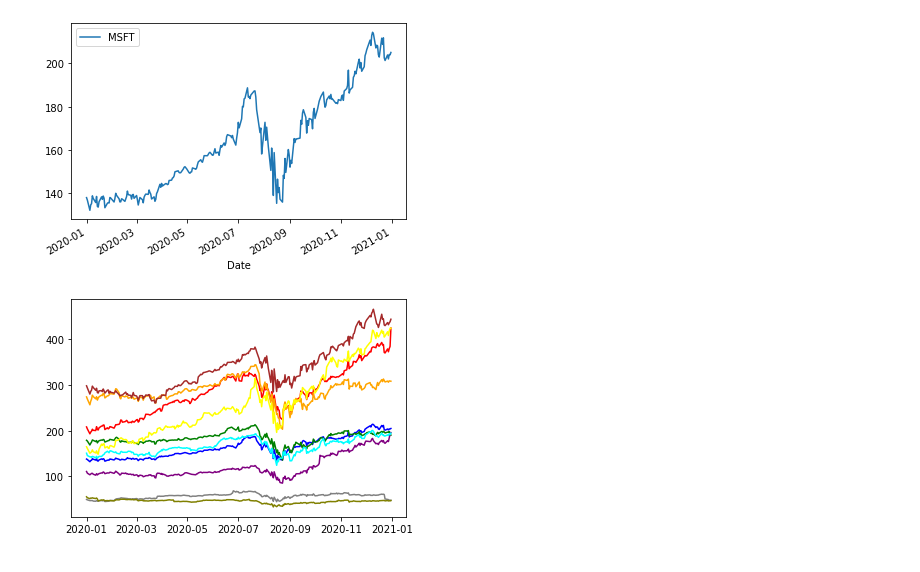
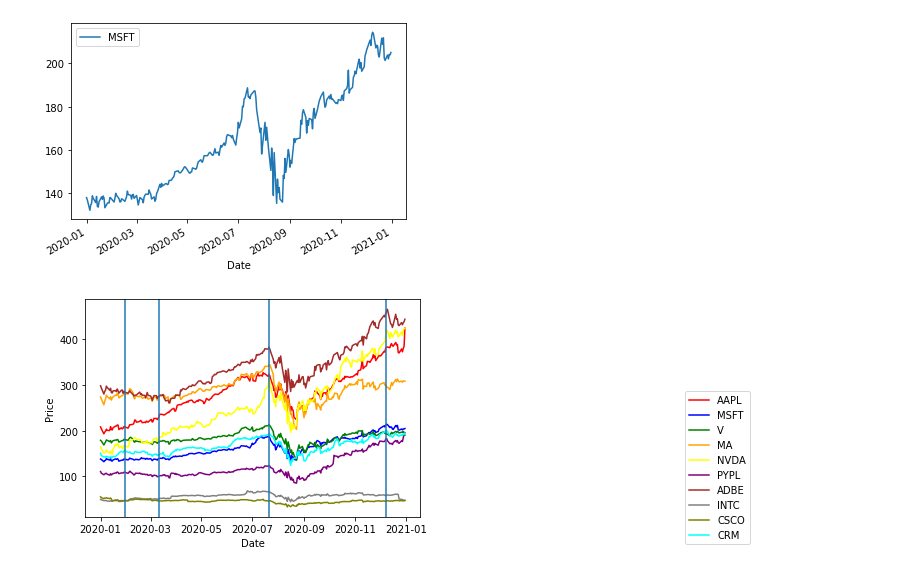
Before and after one commit to Dinorobie/stocks-covid, a Jupyter notebook: stock_+.ipynb, the cells around one changed output. Saved outputs shown, nothing was run; the diff lists cells and outputs as text; code cells hidden in the pictures.

```diff
--- a/stock_+.ipynb
+++ b/stock_+.ipynb
@@ -340,16 +340,28 @@ new_df.plot.line(x = "Date", y = "MSFT")
 <AxesSubplot:xlabel='Date'>
 [figure]
 # %%
-plt.plot(new_df["Date"],new_df["AAPL"],color = "red")
-plt.plot(new_df["Date"],new_df["MSFT"],color = "blue")
-plt.plot(new_df["Date"],new_df["V"],color = "green")
-plt.plot(new_df["Date"],new_df["MA"],color = "orange")
-plt.plot(new_df["Date"],new_df["NVDA"],color = "yellow")
-plt.plot(new_df["Date"],new_df["PYPL"],color = "purple")
-plt.plot(new_df["Date"],new_df["ADBE"],color = "brown")
-plt.plot(new_df["Date"],new_df["INTC"],color = "gray")
-plt.plot(new_df["Date"],new_df["CSCO"],color = "olive")
-plt.plot(new_df["Date"],new_df["CRM"],color = "cyan")
+plt.plot(new_df["Date"],new_df["AAPL"],color = "red",label = "AAPL")
+plt.plot(new_df["Date"],new_df["MSFT"],color = "blue",label = "MSFT")
+plt.plot(new_df["Date"],new_df["V"],color = "green",label = "V")
+plt.plot(new_df["Date"],new_df["MA"],color = "orange",label = "MA")
+plt.plot(new_df["Date"],new_df["NVDA"],color = "yellow",label = "NVDA")
+plt.plot(new_df["Date"],new_df["PYPL"],color = "purple",label = "PYPL")
+plt.plot(new_df["Date"],new_df["ADBE"],color = "brown",label = "ADBE")
+plt.plot(new_df["Date"],new_df["INTC"],color = "gray",label = "INTC")
+plt.plot(new_df["Date"],new_df["CSCO"],color = "olive",label = "CSCO")
+plt.plot(new_df["Date"],new_df["CRM"],color = "cyan",label = "CRM")
+plt.legend(bbox_to_anchor=(2.00,0.6))
+cov_str=datetime.datetime.strptime("2020-01-30","%Y-%m-%d")
+cov_np=datetime.datetime.strptime("2020-03-11","%Y-%m-%d")
+cov_testv=datetime.datetime.strptime("2020-07-21","%Y-%m-%d")
+cov_en=datetime.datetime.strptime("2020-12-08","%Y-%m-%d")
+plt.axvline(x=cov_str)
+plt.axvline(x=cov_en)
+plt.axvline(x=cov_testv)
+plt.axvline(x=cov_np)
+plt.xlabel('Date')
+plt.ylabel('Price')
+plt.savefig('techindustries.png')
 plt.show()
 # %% [output]
-[figure, old version]
+[figure, new version]
```
Also changed, not shown: 2 other files.
